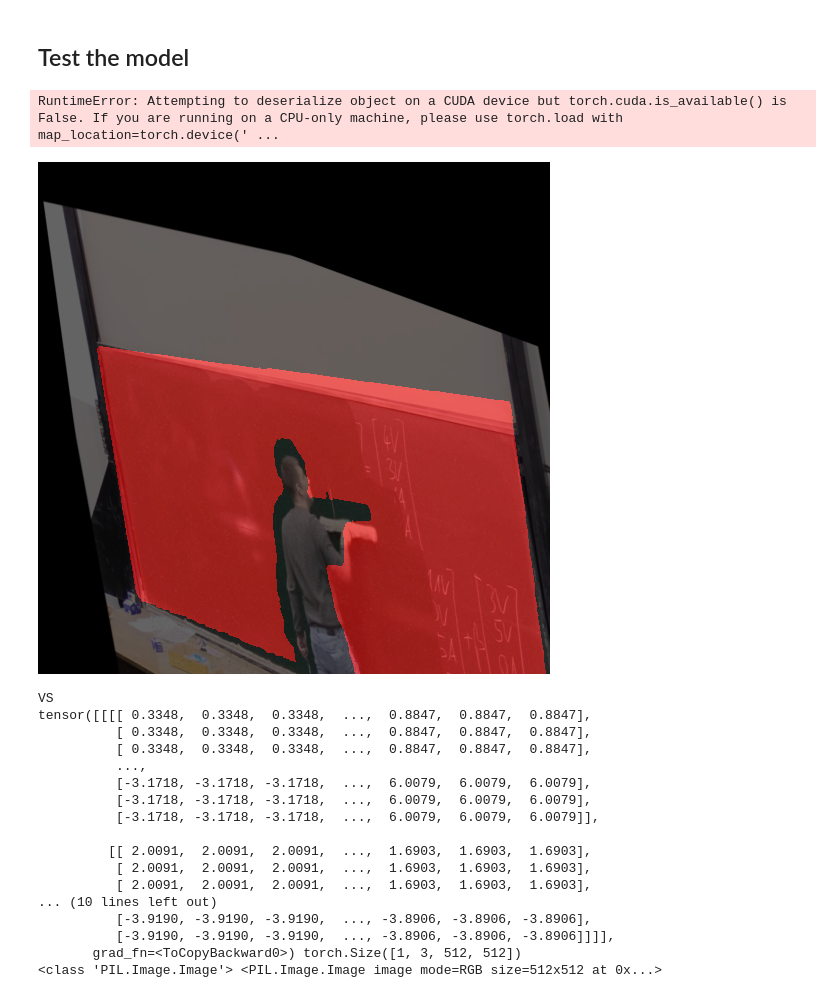
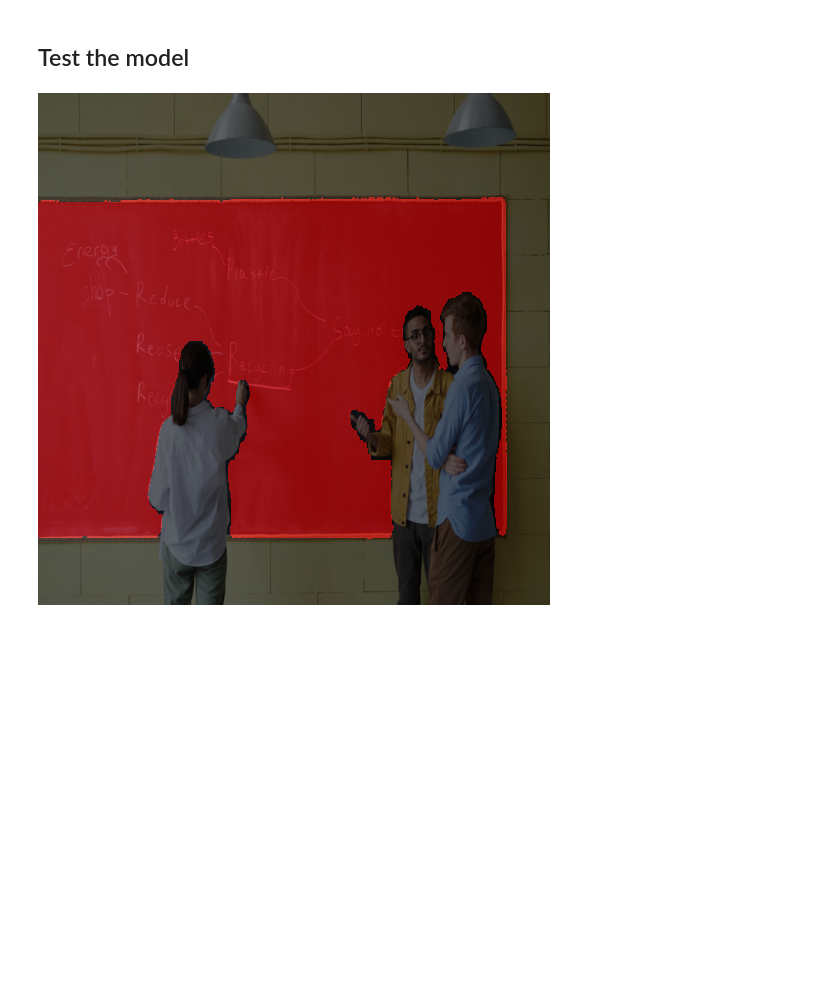
Before and after one commit to AlmTechSoftware/piper, a Jupyter notebook: training_data/research/feynman_2.ipynb, the cells around one changed output. Drawn from its saved outputs; the diff is of its cells as text; code cells hidden in the pictures; blank space fills up the shorter version.

```diff
--- a/training_data/research/feynman_2.ipynb
+++ b/training_data/research/feynman_2.ipynb
@@ -133,9 +133,10 @@ class CocoSegmentationDataset(Dataset):
         if self.transform is not None:
             image = self.transform(image)
 
-        # image = self.normalize(image/255.0) # very important because teaching it is better or something, thanks ArXiV
+        image /= 255.0
+        image = self.normalize(image) # very important because teaching it is better or something, thanks ArXiV
 
-        return image / 255, masks
+        return image, masks
 
 dataset = CocoSegmentationDataset(root_dir="dataset/train/",
                                   annotation_file="dataset/train/_annotations.coco.json")
@@ -308,48 +309,22 @@ Find logs at: ./wandb/run-20230924_145851-gl15ii01/logs
 torch.save(model, "models/feynman.pth")
 # %% [markdown]
 ## Test the model
-# %%
-import torch
-
-model = torch.load("models/feynman.pth")
-# %% [output]
-RuntimeError: Attempting to deserialize object on a CUDA device but torch.cuda.is_available() is False. If you are running on a CPU-only machine, please use torch.load with map_location=torch.device(' ...
 # %%
 device_type = "cuda" if torch.cuda.is_available() else "cpu"
 device = torch.device(device_type)
 cpu_device = torch.device("cpu")
+# %%
+import torch
+
+model = torch.load("models/feynman.pth", map_location=device)
 # %%
 model = model.to(device)
 
-img, label = dataset[14]
+img, label = dataset[2]
 display(tensor_to_pil(img*100 + label*120))
-
-print("VS")
 
 img = img.to(device)
 outputs = model(img.unsqueeze(0))
 result = outputs["out"].to(cpu_device)
-
-print(result, result.shape)
-pic = tensor_to_pil(result.squeeze(0))
-print(type(pic), pic)
-display(pic)
 # %% [output]
-[figure, old version]
+[figure, new version]
-VS
-tensor([[[[ 0.3348,  0.3348,  0.3348,  ...,  0.8847,  0.8847,  0.8847],
-          [ 0.3348,  0.3348,  0.3348,  ...,  0.8847,  0.8847,  0.8847],
-          [ 0.3348,  0.3348,  0.3348,  ...,  0.8847,  0.8847,  0.8847],
-          ...,
-          [-3.1718, -3.1718, -3.1718,  ...,  6.0079,  6.0079,  6.0079],
-          [-3.1718, -3.1718, -3.1718,  ...,  6.0079,  6.0079,  6.0079],
-          [-3.1718, -3.1718, -3.1718,  ...,  6.0079,  6.0079,  6.0079]],
-
-         [[ 2.0091,  2.0091,  2.0091,  ...,  1.6903,  1.6903,  1.6903],
-          [ 2.0091,  2.0091,  2.0091,  ...,  1.6903,  1.6903,  1.6903],
-          [ 2.0091,  2.0091,  2.0091,  ...,  1.6903,  1.6903,  1.6903],
-... (10 lines left out)
-          [-3.9190, -3.9190, -3.9190,  ..., -3.8906, -3.8906, -3.8906],
-          [-3.9190, -3.9190, -3.9190,  ..., -3.8906, -3.8906, -3.8906]]]],
-       grad_fn=<ToCopyBackward0>) torch.Size([1, 3, 512, 512])
-<class 'PIL.Image.Image'> <PIL.Image.Image image mode=RGB size=512x512 at 0x...>
```
Also changed, not shown: parts of 3 cells of this notebook.
